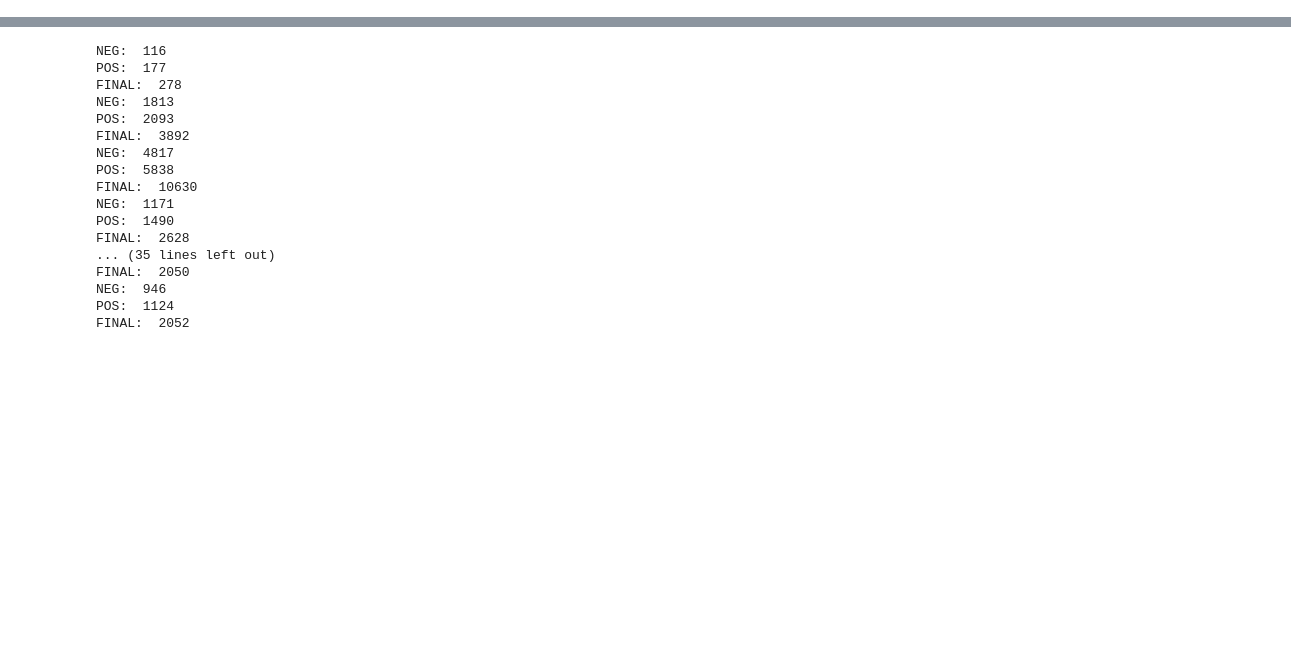
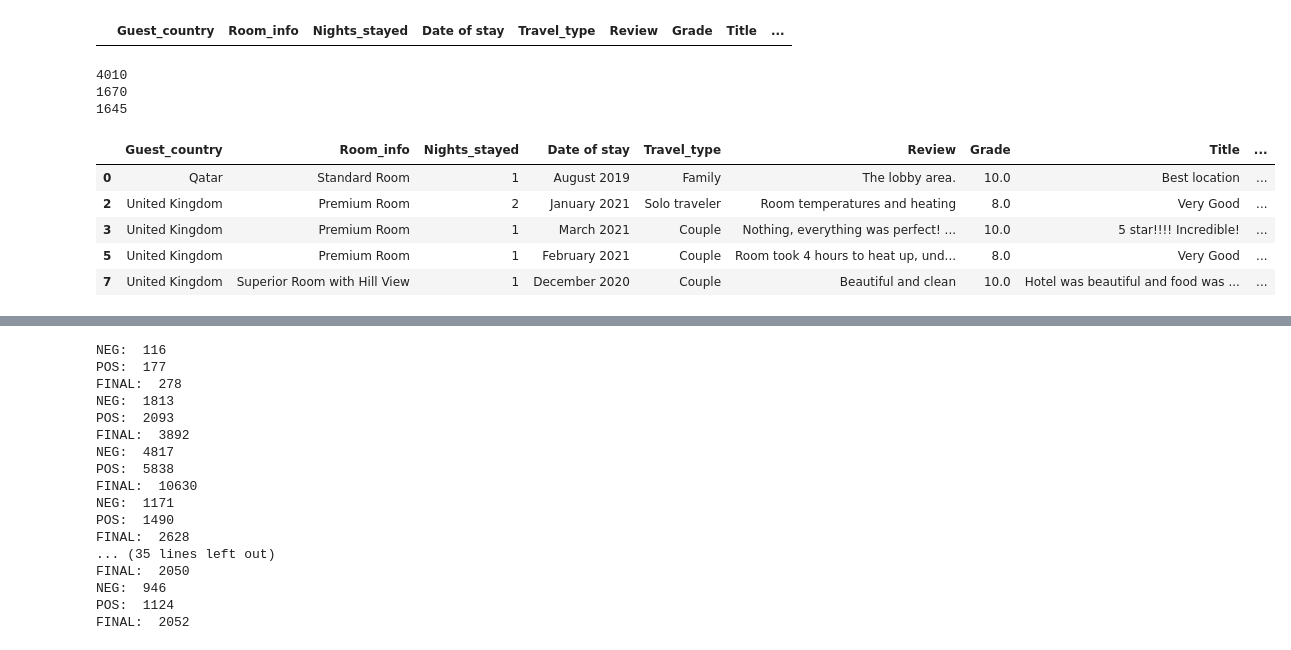
Before and after one commit to mitosHermanos/SIAP-NN, a Jupyter notebook: Untitled.ipynb, the cells around one changed output, grey strips where cells are left out. Cells and saved outputs as stored; diff of their text form; code cells hidden in the pictures; blank space fills up the shorter version.

```diff
--- a/Untitled.ipynb
+++ b/Untitled.ipynb
@@ -12,5 +12,5 @@ import gensim
 from gensim import corpora
 from sklearn.neighbors import BallTree
 # %%
-df = pd.read_csv('hotels-parsed/Radisson_Blu_Dubai.csv')
+df = pd.read_csv('hotels-parsed/Radisson_Blu_ Edinburgh.csv')
 df.head()
@@ -17,7 +24,6 @@ df.head()
 # %%
 df['Nights_stayed'] = df['Nights_stayed'].str.replace('nights', '')
 df['Nights_stayed'] = df['Nights_stayed'].str.replace('night', '')
-df['Negative'] = 0
 df['Positive'] = 0
 del df['Unnamed: 0']
 
@@ -26,24 +32,36 @@ new_df = pd.DataFrame(columns=df.columns)
 new_df = new_df.drop(columns=['Negative_reviews'])
 new_df = new_df.rename(columns={"Positive_reviews": "Review"})
 new_df
+# %% [output]
+|  | Guest_country | Room_info | Nights_stayed | Date of stay | Travel_type | Review | Grade | Title | ... |
 # %%
 df_neg = df.drop(columns=['Positive_reviews'])
 
 for index, row in df_neg.iterrows():
     if not pd.isna(row['Negative_reviews']):
-        df_neg.loc[index,"Negative"]=1
+        df_neg.loc[index,"Positive"]=0
 
 df_neg = df_neg.rename(columns={"Negative_reviews": "Review"})
 
 print(len(df_neg.index))
 df_neg = df_neg.dropna()
 print(len(df_neg.index))
 df_neg = df_neg.drop(index=df_neg[df_neg['Review'].str.lower().str.strip() == ('n/a' or 'na')].index)
 # df_neg = df_neg[~(df_neg['Review'].str.lower().replace('\xa0', '').replace(' ', '') == 'n/a')]
 print(len(df_neg.index))
 
 df_neg.head()
 # df_neg['Review'].str.lower()
+# %% [output]
+4010
+1670
+1645
+|  | Guest_country | Room_info | Nights_stayed | Date of stay | Travel_type | Review | Grade | Title | ... |
+| 0 | Qatar | Standard Room | 1 | August 2019 | Family | The lobby area. | 10.0 | Best location | ... |
+| 2 | United Kingdom | Premium Room | 2 | January 2021 | Solo traveler | Room temperatures and heating | 8.0 | Very Good | ... |
+| 3 | United Kingdom | Premium Room | 1 | March 2021 | Couple | Nothing, everything was perfect! ... | 10.0 | 5 star!!!! Incredible! | ... |
+| 5 | United Kingdom | Premium Room | 1 | February 2021 | Couple | Room took 4 hours to heat up, und... | 8.0 | Very Good | ... |
+| 7 | United Kingdom | Superior Room with Hill View | 1 | December 2020 | Couple | Beautiful and clean | 10.0 | Hotel was beautiful and food was ... | ... |
 # %%
 df_pos = df.drop(columns=['Negative_reviews'])
 
```
Also changed, not shown: parts of 16 cells of this notebook, 54 other files.
